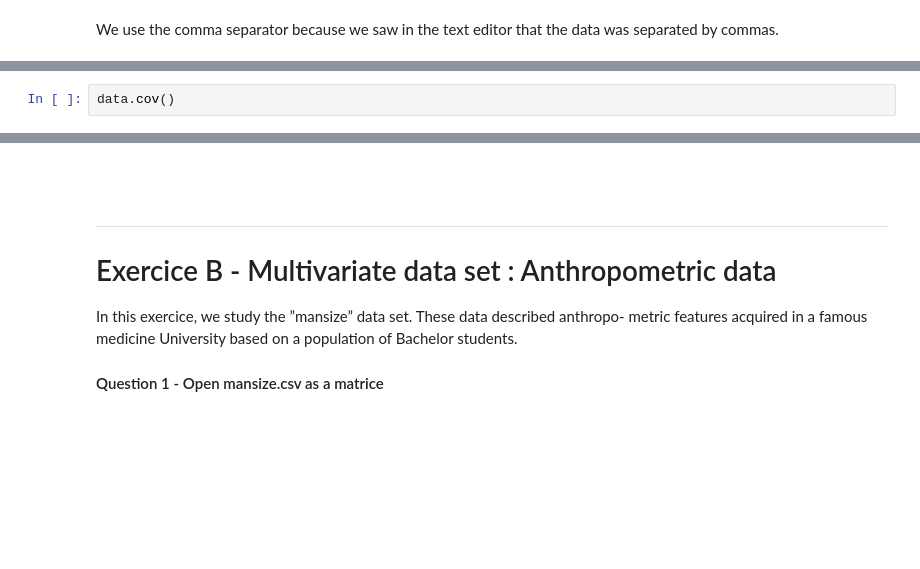
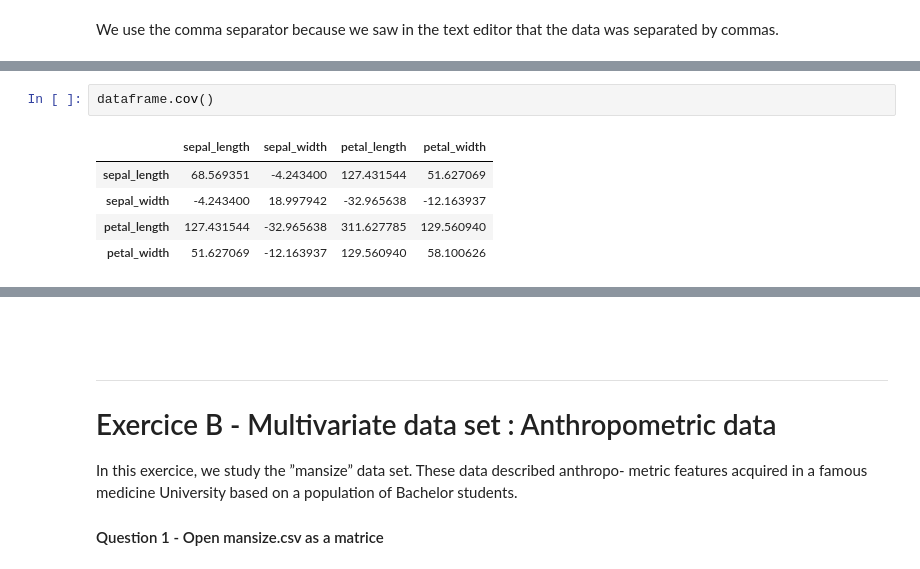
Before and after one commit to sebastienmascha/data-science-ML-python-isep, a Jupyter notebook: Lab2_mascha_sebastien/lab2_ExA.ipynb, the cells around one changed output, grey strips where cells are left out. Drawn from its saved outputs; the diff is of its cells as text; blank space fills up the shorter version.

```diff
--- a/Lab2_mascha_sebastien/lab2_ExA.ipynb
+++ b/Lab2_mascha_sebastien/lab2_ExA.ipynb
@@ -75,3 +107,9 @@ corrMatrix = covMatrix/(sdMatrix * ySd)
 # %%
-data.cov()
+dataframe.cov()
+# %% [output]
+|  | sepal_length | sepal_width | petal_length | petal_width |
+| sepal_length | 68.569351 | -4.243400 | 127.431544 | 51.627069 |
+| sepal_width | -4.243400 | 18.997942 | -32.965638 | -12.163937 |
+| petal_length | 127.431544 | -32.965638 | 311.627785 | 129.560940 |
+| petal_width | 51.627069 | -12.163937 | 129.560940 | 58.100626 |
 # %%
```
Also changed, not shown: parts of 24 cells of this notebook.
